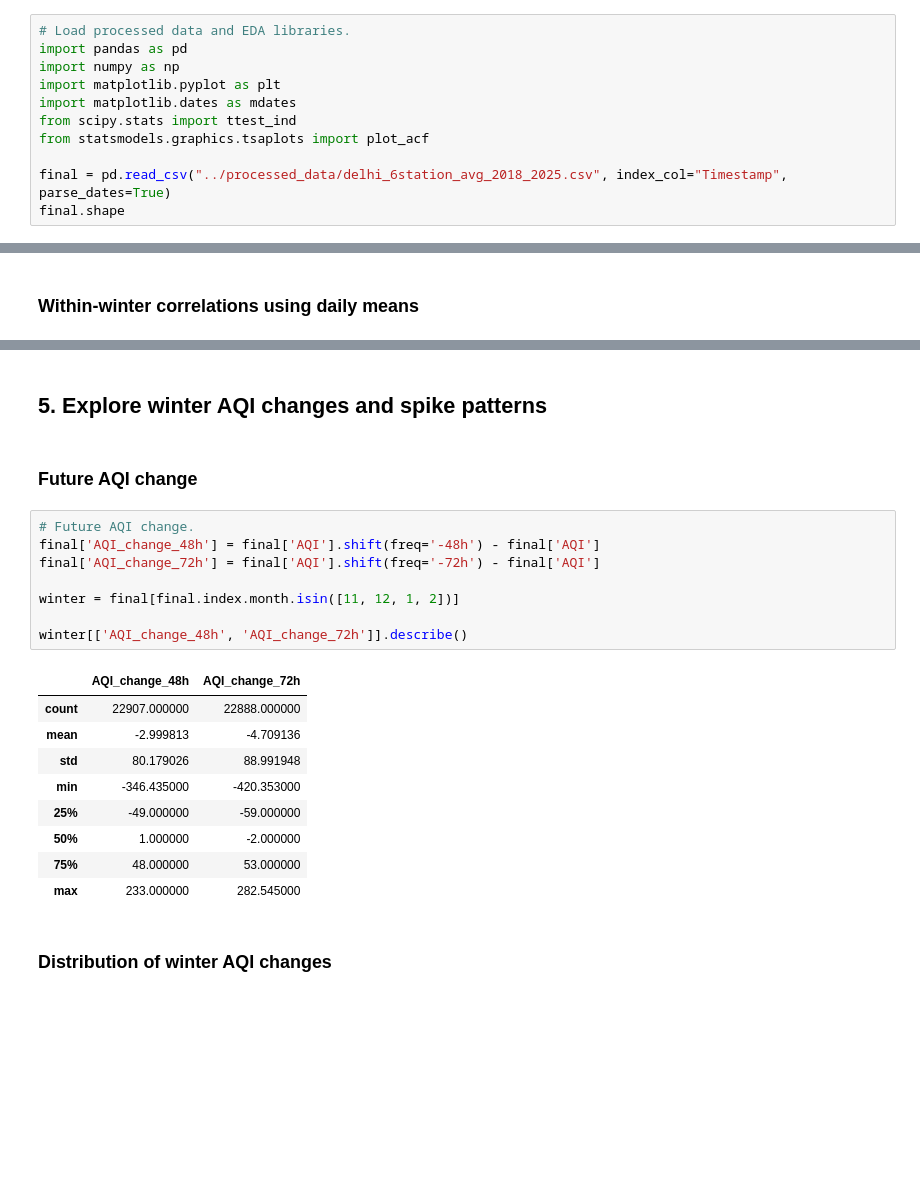
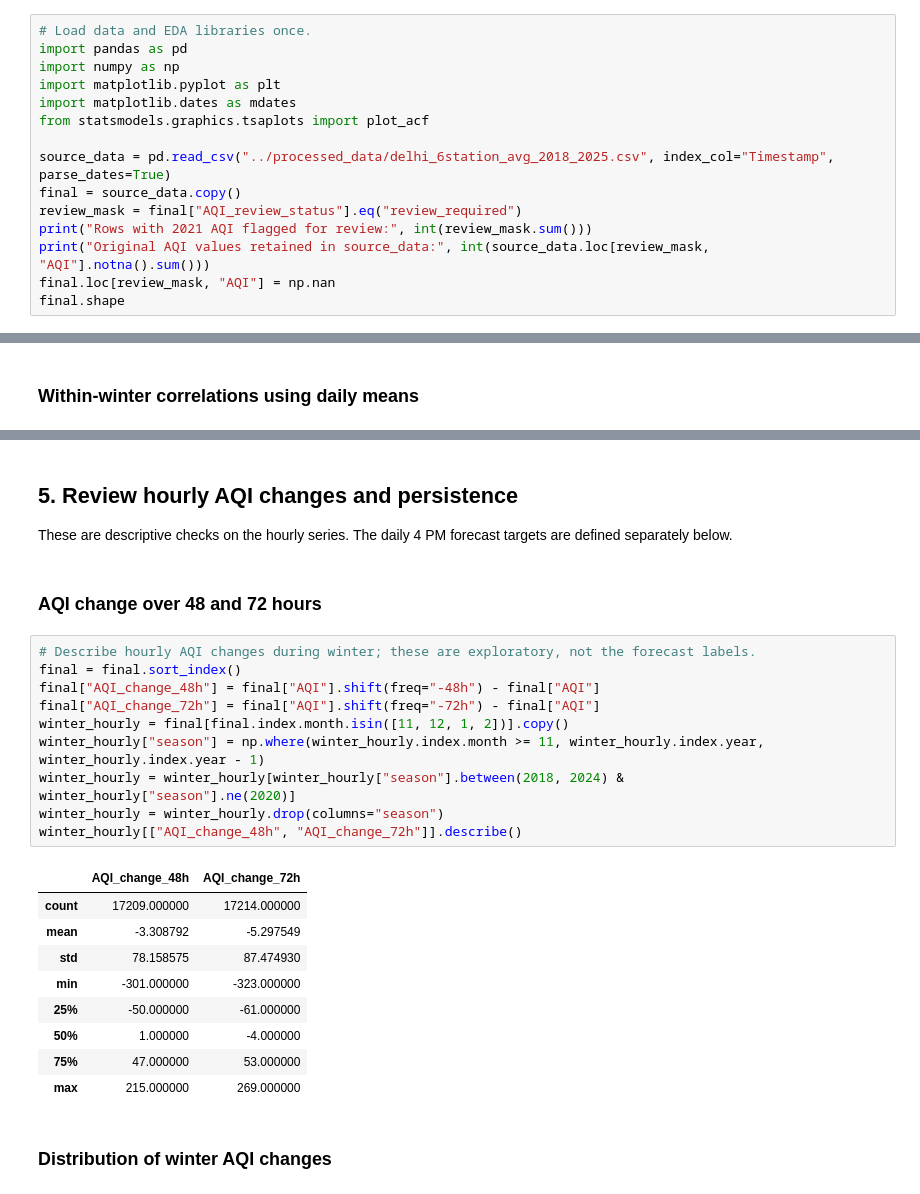
Before and after one commit to texas-ctrl/Delhi-aqi-forecasting, a Jupyter notebook: notebooks/02_eda_data.ipynb, the cells around one changed output, grey strips where cells are left out. Saved outputs shown, nothing was run; the diff lists cells and outputs as text; blank space fills up the shorter version.

```diff
--- a/notebooks/02_eda_data.ipynb
+++ b/notebooks/02_eda_data.ipynb
@@ -11,12 +11,16 @@ Load the six-station average dataset created in Notebook 01.
 # %%
-# Load processed data and EDA libraries.
+# Load data and EDA libraries once.
 import pandas as pd
 import numpy as np
 import matplotlib.pyplot as plt
 import matplotlib.dates as mdates
-from scipy.stats import ttest_ind
 from statsmodels.graphics.tsaplots import plot_acf
 
-final = pd.read_csv("../processed_data/delhi_6station_avg_2018_2025.csv", index_col="Timestamp", parse_dates=True)
+source_data = pd.read_csv("../processed_data/delhi_6station_avg_2018_2025.csv", index_col="Timestamp", parse_dates=True)
+final = source_data.copy()
+review_mask = final["AQI_review_status"].eq("review_required")
+print("Rows with 2021 AQI flagged for review:", int(review_mask.sum()))
+print("Original AQI values retained in source_data:", int(source_data.loc[review_mask, "AQI"].notna().sum()))
+final.loc[review_mask, "AQI"] = np.nan
 final.shape
 # %% [output]
@@ -300,28 +314,32 @@ WS (m/s)        -0.395
 
 --- Comparison ---
 (hourly full-dataset correlations are higher due to seasonal confounding)
-# %% [markdown]
-## 5. Explore winter AQI changes and spike patterns
+# %% [markdown]
+## 5. Review hourly AQI changes and persistence
+
+These are descriptive checks on the hourly series. The daily 4 PM forecast targets are defined separately below.
 # %% [markdown]
-### Future AQI change
+### AQI change over 48 and 72 hours
 # %%
-# Future AQI change.
-final['AQI_change_48h'] = final['AQI'].shift(freq='-48h') - final['AQI']
-final['AQI_change_72h'] = final['AQI'].shift(freq='-72h') - final['AQI']
-
-winter = final[final.index.month.isin([11, 12, 1, 2])]
-
-winter[['AQI_change_48h', 'AQI_change_72h']].describe()
+# Describe hourly AQI changes during winter; these are exploratory, not the forecast labels.
+final = final.sort_index()
+final["AQI_change_48h"] = final["AQI"].shift(freq="-48h") - final["AQI"]
+final["AQI_change_72h"] = final["AQI"].shift(freq="-72h") - final["AQI"]
+winter_hourly = final[final.index.month.isin([11, 12, 1, 2])].copy()
+winter_hourly["season"] = np.where(winter_hourly.index.month >= 11, winter_hourly.index.year, winter_hourly.index.year - 1)
+winter_hourly = winter_hourly[winter_hourly["season"].between(2018, 2024) & winter_hourly["season"].ne(2020)]
+winter_hourly = winter_hourly.drop(columns="season")
+winter_hourly[["AQI_change_48h", "AQI_change_72h"]].describe()
 # %% [output]
 |  | AQI_change_48h | AQI_change_72h |
-| count | 22907.000000 | 22888.000000 |
-| mean | -2.999813 | -4.709136 |
-| std | 80.179026 | 88.991948 |
-| min | -346.435000 | -420.353000 |
-| 25% | -49.000000 | -59.000000 |
-| 50% | 1.000000 | -2.000000 |
-| 75% | 48.000000 | 53.000000 |
-| max | 233.000000 | 282.545000 |
+| count | 17209.000000 | 17214.000000 |
+| mean | -3.308792 | -5.297549 |
+| std | 78.158575 | 87.474930 |
+| min | -301.000000 | -323.000000 |
+| 25% | -50.000000 | -61.000000 |
+| 50% | 1.000000 | -4.000000 |
+| 75% | 47.000000 | 53.000000 |
+| max | 215.000000 | 269.000000 |
 # %% [markdown]
 ### Distribution of winter AQI changes
 # %%
```
Also changed, not shown: parts of 59 cells of this notebook, 13 other files.
